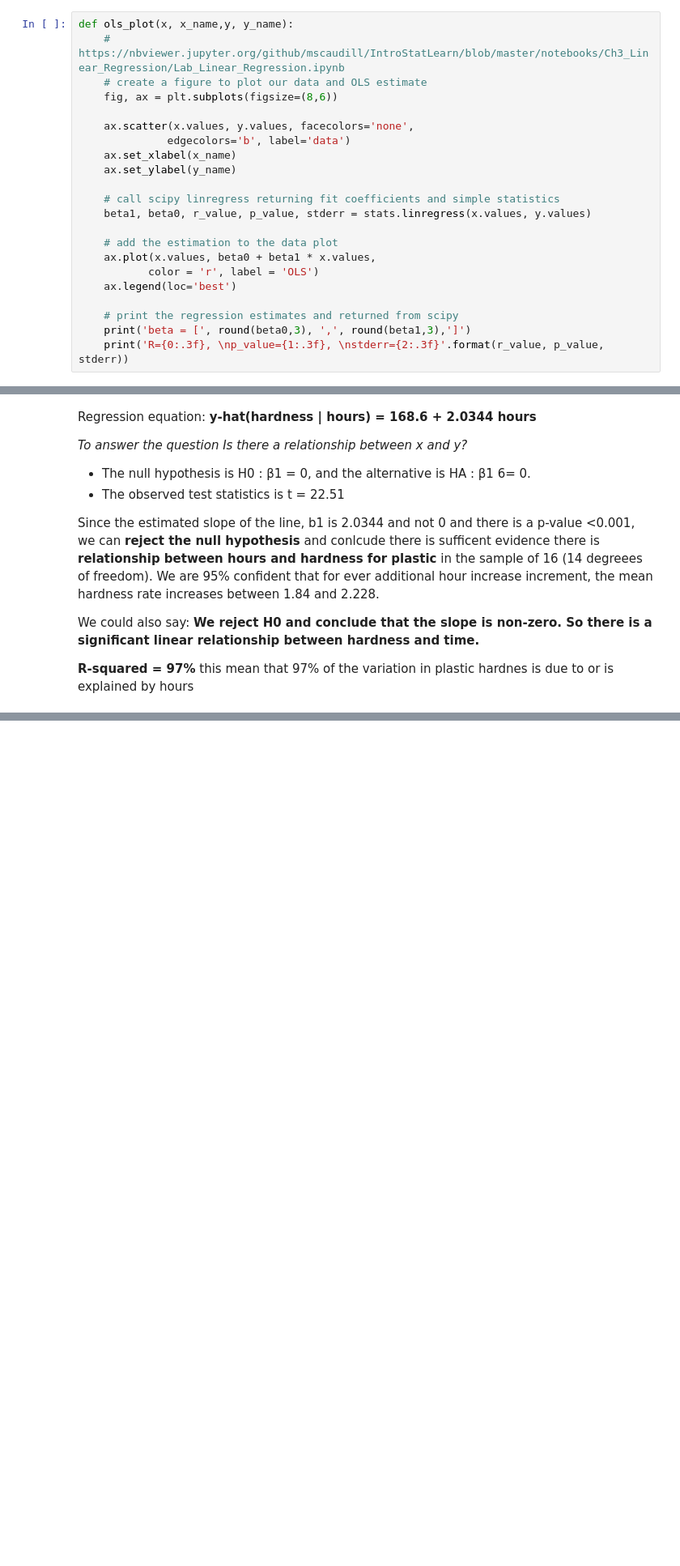
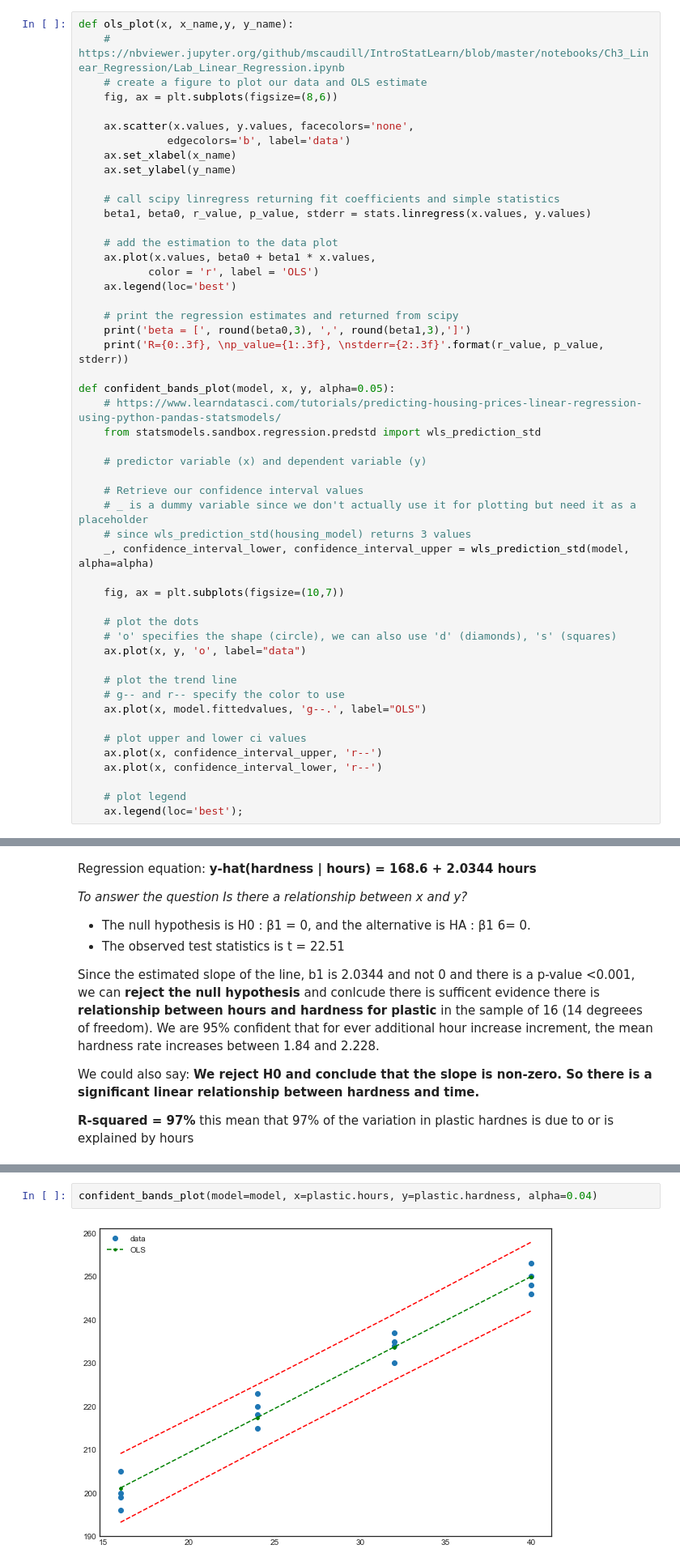
Before and after one commit to naivelogic/Machine_Learning_Notebooks, a Jupyter notebook: Data_Science/Stats Foundation/Regression Methods/[lab] Purdue Applied Regression Analysis.ipynb, the cells around one changed output, grey strips where cells are left out. Shown at 81% size. Drawn from its saved outputs; the diff is of its cells as text; blank space fills up the shorter version.

Commit message:
Update [lab] Purdue Applied Regression Analysis.ipynb
Lab 2

```diff
--- a/Data_Science/Stats Foundation/Regression Methods/[lab] Purdue Applied Regression Analysis.ipynb
+++ b/Data_Science/Stats Foundation/Regression Methods/[lab] Purdue Applied Regression Analysis.ipynb
@@ -43,6 +43,34 @@ def ols_plot(x, x_name,y, y_name):
     # print the regression estimates and returned from scipy
     print('beta = [', round(beta0,3), ',', round(beta1,3),']')
     print('R={0:.3f}, \np_value={1:.3f}, \nstderr={2:.3f}'.format(r_value, p_value, stderr))
+
+def confident_bands_plot(model, x, y, alpha=0.05):
+    # https://www.learndatasci.com/tutorials/predicting-housing-prices-linear-regression-using-python-pandas-statsmodels/
+    from statsmodels.sandbox.regression.predstd import wls_prediction_std
+
+    # predictor variable (x) and dependent variable (y)
+
+    # Retrieve our confidence interval values
+    # _ is a dummy variable since we don't actually use it for plotting but need it as a placeholder
+    # since wls_prediction_std(housing_model) returns 3 values
+    _, confidence_interval_lower, confidence_interval_upper = wls_prediction_std(model, alpha=alpha)
+
+    fig, ax = plt.subplots(figsize=(10,7))
+
+    # plot the dots
+    # 'o' specifies the shape (circle), we can also use 'd' (diamonds), 's' (squares)
+    ax.plot(x, y, 'o', label="data")
+
+    # plot the trend line
+    # g-- and r-- specify the color to use
+    ax.plot(x, model.fittedvalues, 'g--.', label="OLS")
+
+    # plot upper and lower ci values
+    ax.plot(x, confidence_interval_upper, 'r--')
+    ax.plot(x, confidence_interval_lower, 'r--')
+
+    # plot legend
+    ax.legend(loc='best');
 # %% [markdown]
 ## HW1 Problem 3
 
@@ -193,0 +245,4 @@ __R-squared = 97%__ this mean that 97% of the variation in plastic hardnes is du
+# %%
+confident_bands_plot(model=model, x=plastic.hours, y=plastic.hardness, alpha=0.04)
+# %% [output]
+[figure, added]
```
Also changed, not shown: parts of 12 cells of this notebook.
